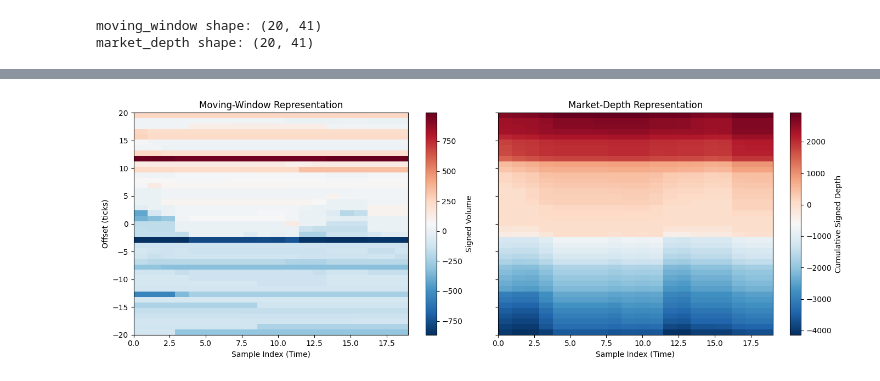
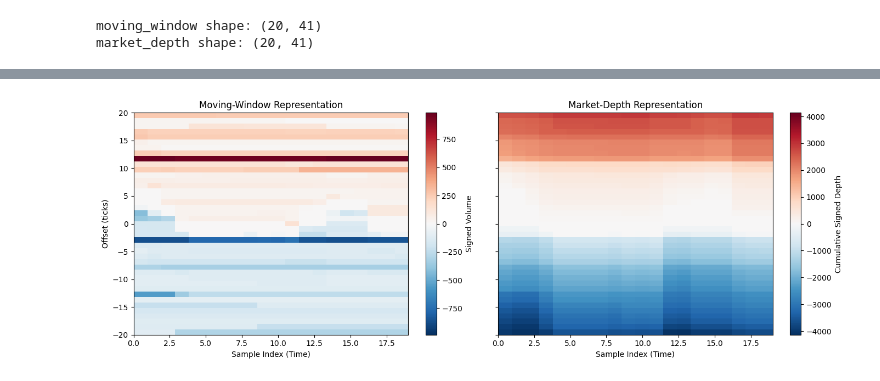
Before and after one commit to angus4718/lob-deep-survival-analysis, a Jupyter notebook: notebooks/demo_representations_sampling.ipynb, the cells around one changed output, grey strips where cells are left out. Cells and saved outputs as stored; diff of their text form; code cells hidden in the pictures.

```diff
--- a/notebooks/demo_representations_sampling.ipynb
+++ b/notebooks/demo_representations_sampling.ipynb
@@ -72,7 +77,7 @@ def sample_books_from_dbn(
     day_start_ns: int | None = None
     day_end_ns: int | None = None
 
-    for idx, mbo in enumerate(store, start=1):
+    for mbo in store:
 
         market.apply(mbo)
         ts = int(mbo.ts_event)
@@ -199,26 +224,39 @@ First market-depth snapshot:
 # %%
 offsets = np.arange(-window, window + 1)
 times_utc = pd.to_datetime(sampled_ts, unit='ns', utc=True)
 times_et = times_utc.tz_convert('America/New_York')
 
+vmax_moving = np.abs(moving_tensor).max()
+vmax_depth = np.abs(depth_tensor).max()
+
 fig, axes = plt.subplots(1, 2, figsize=(14, 5), sharey=True)
 
-im0 = axes[0].imshow(moving_tensor.T, aspect='auto', origin='lower',
-                    extent=[0, len(times_et)-1, offsets[0], offsets[-1]],
-                    cmap='RdBu_r')
+im0 = axes[0].imshow(
+    moving_tensor.T,
+    aspect='auto',
+    origin='lower',
+    extent=[0, len(times_et)-1, offsets[0], offsets[-1]],
+    cmap='RdBu_r',
+    vmin=-vmax_moving, vmax=vmax_moving
+    )
 axes[0].set_title('Moving-Window Representation')
 axes[0].set_xlabel('Sample Index (Time)')
 axes[0].set_ylabel('Offset (ticks)')
 fig.colorbar(im0, ax=axes[0], label='Signed Volume')
 
-im1 = axes[1].imshow(depth_tensor.T, aspect='auto', origin='lower',
-                    extent=[0, len(times_et)-1, offsets[0], offsets[-1]],
-                    cmap='RdBu_r')
+im1 = axes[1].imshow(
+    depth_tensor.T,
+    aspect='auto',
+    origin='lower',
+    extent=[0, len(times_et)-1, offsets[0], offsets[-1]],
+    cmap='RdBu_r',
+    vmin=-vmax_depth, vmax=vmax_depth
+    )
 axes[1].set_title('Market-Depth Representation')
 axes[1].set_xlabel('Sample Index (Time)')
 fig.colorbar(im1, ax=axes[1], label='Cumulative Signed Depth')
 
 plt.tight_layout()
 plt.show()
 # %% [output]
-[figure, old version]
+[figure, new version]
```
Also changed, not shown: parts of 5 cells of this notebook, 1 other file.
